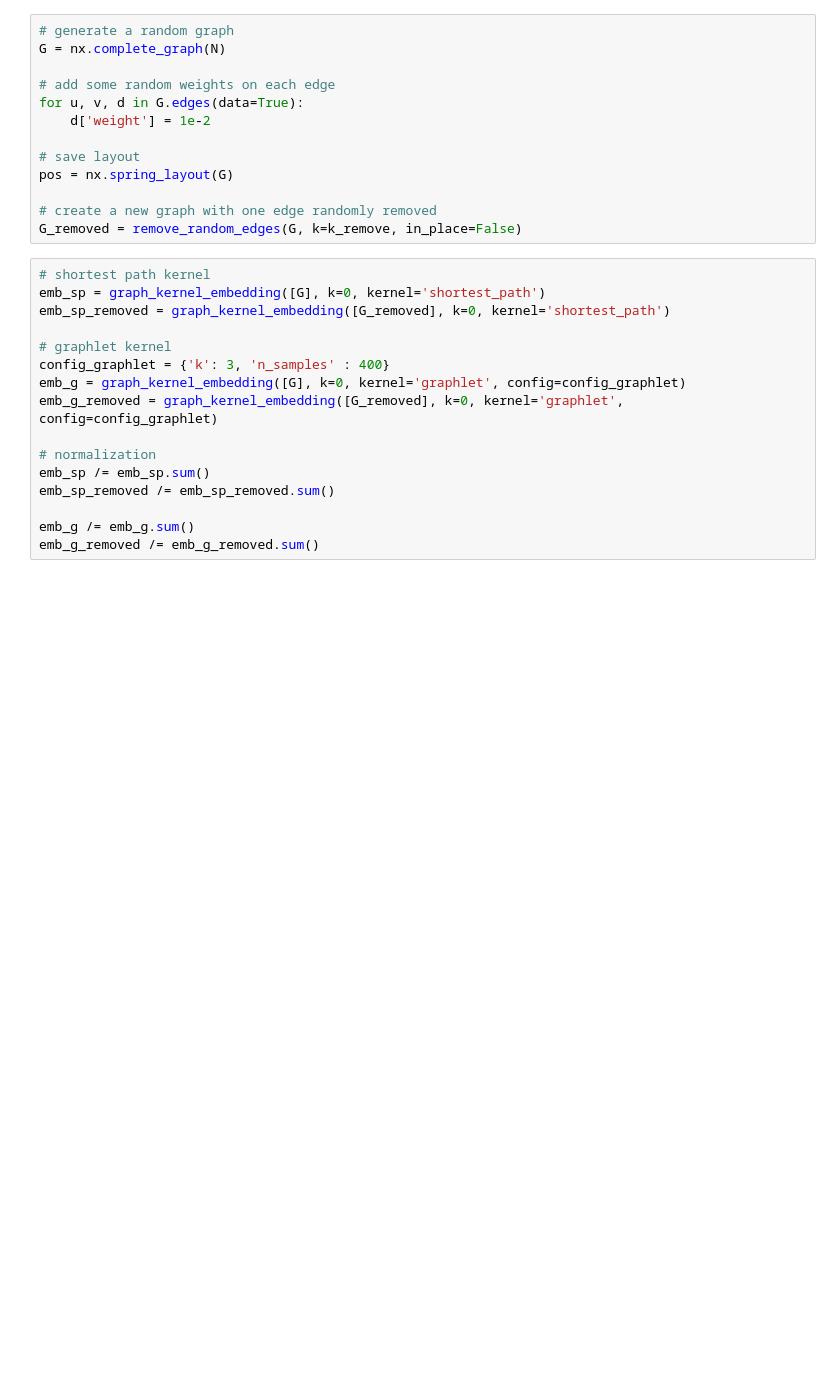
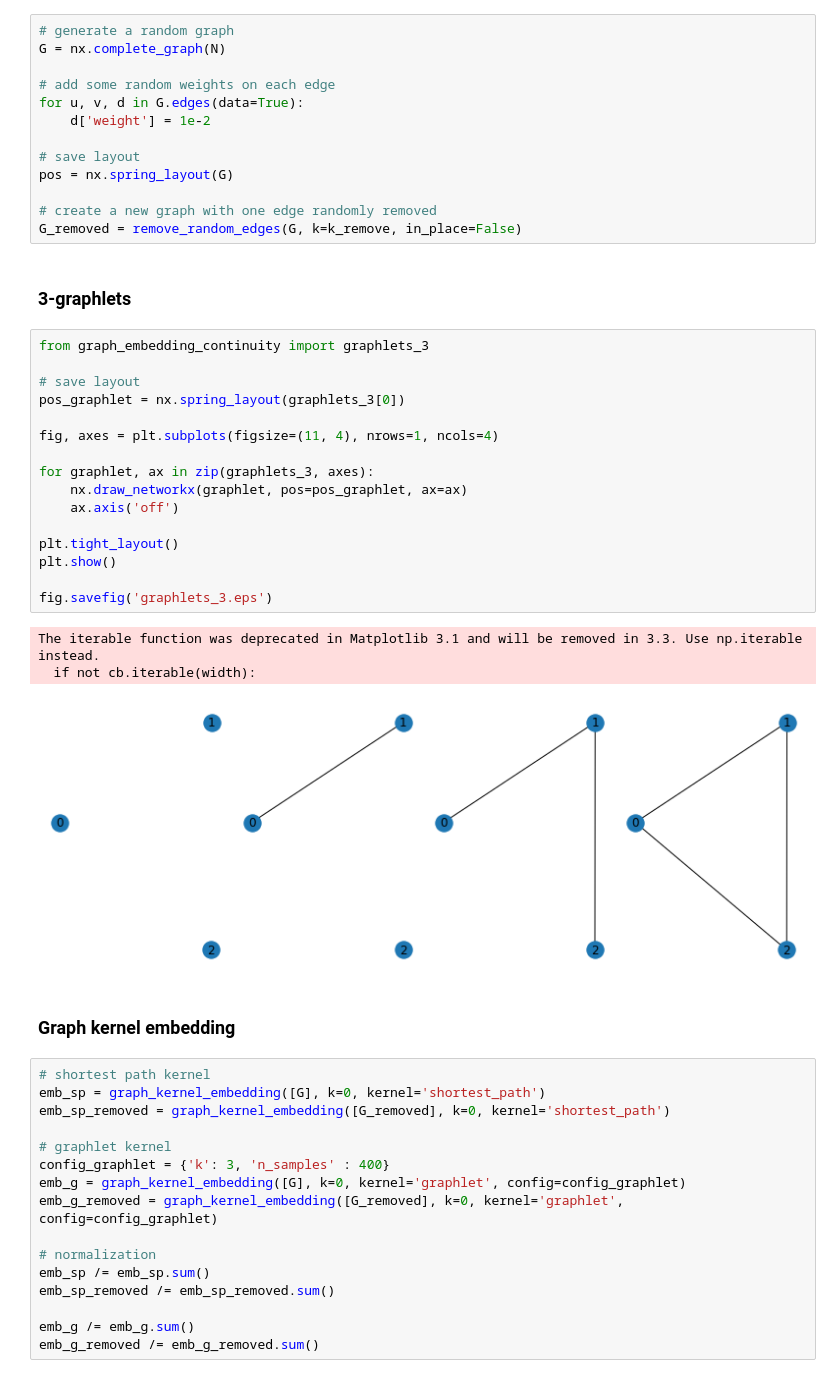
Before and after one commit to sauxpa/graph_embedding, a Jupyter notebook: graph_kernels/graph_kernels_continuity_complete.ipynb, the cells around one changed output. Saved outputs shown, nothing was run; the diff lists cells and outputs as text; blank space fills up the shorter version.

Commit message:
plot 3-graphlets

```diff
--- a/graph_kernels/graph_kernels_continuity_complete.ipynb
+++ b/graph_kernels/graph_kernels_continuity_complete.ipynb
@@ -27,6 +27,30 @@ pos = nx.spring_layout(G)
 
 # create a new graph with one edge randomly removed
 G_removed = remove_random_edges(G, k=k_remove, in_place=False)
+# %% [markdown]
+### 3-graphlets
+# %%
+from graph_embedding_continuity import graphlets_3
+
+# save layout
+pos_graphlet = nx.spring_layout(graphlets_3[0])
+
+fig, axes = plt.subplots(figsize=(11, 4), nrows=1, ncols=4)
+
+for graphlet, ax in zip(graphlets_3, axes):
+    nx.draw_networkx(graphlet, pos=pos_graphlet, ax=ax)
+    ax.axis('off')
+
+plt.tight_layout()
+plt.show()
+
+fig.savefig('graphlets_3.eps')
+# %% [output]
+The iterable function was deprecated in Matplotlib 3.1 and will be removed in 3.3. Use np.iterable instead.
+  if not cb.iterable(width):
+[figure, added]
+# %% [markdown]
+### Graph kernel embedding
 # %%
 # shortest path kernel
 emb_sp = graph_kernel_embedding([G], k=0, kernel='shortest_path')
```
Also changed, not shown: parts of 1 cell of this notebook.
